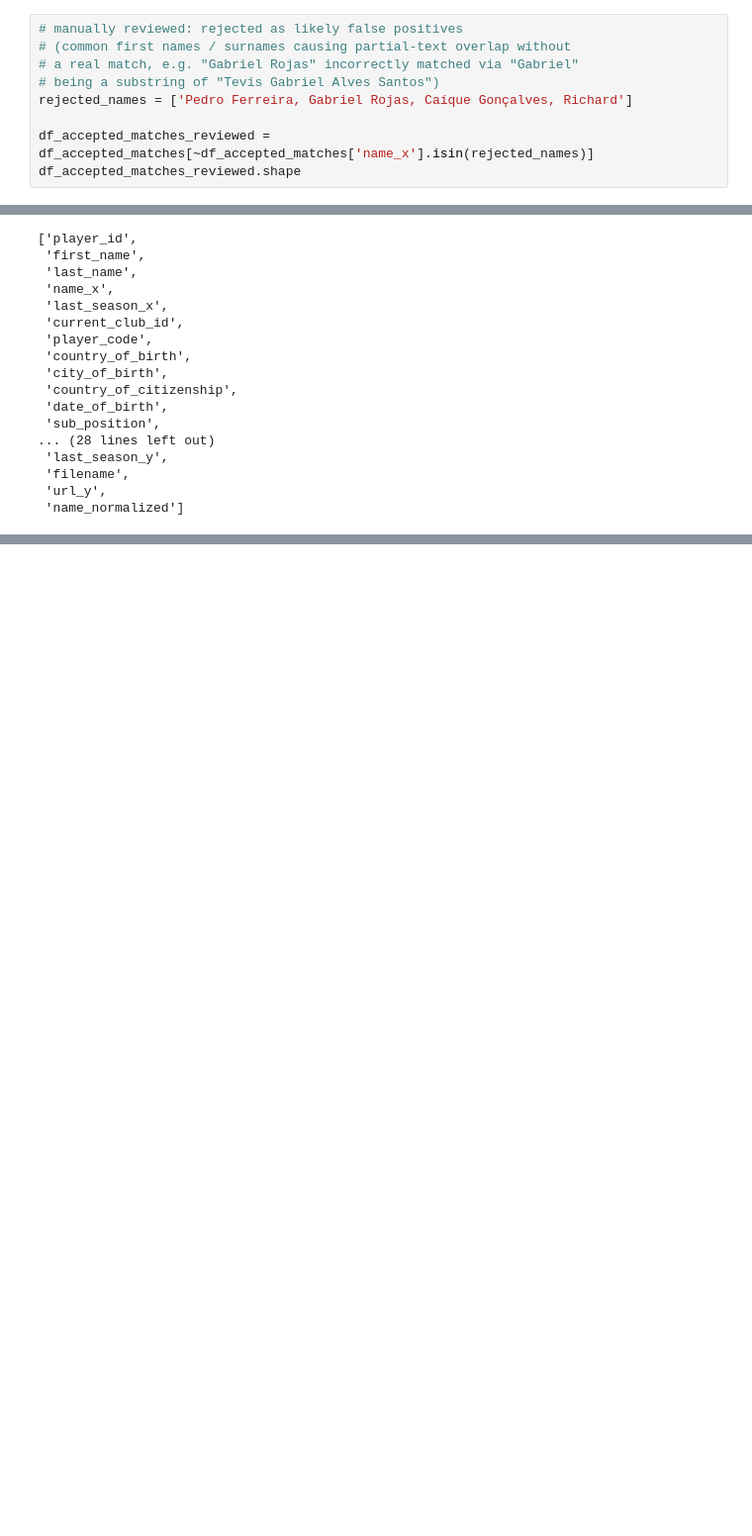
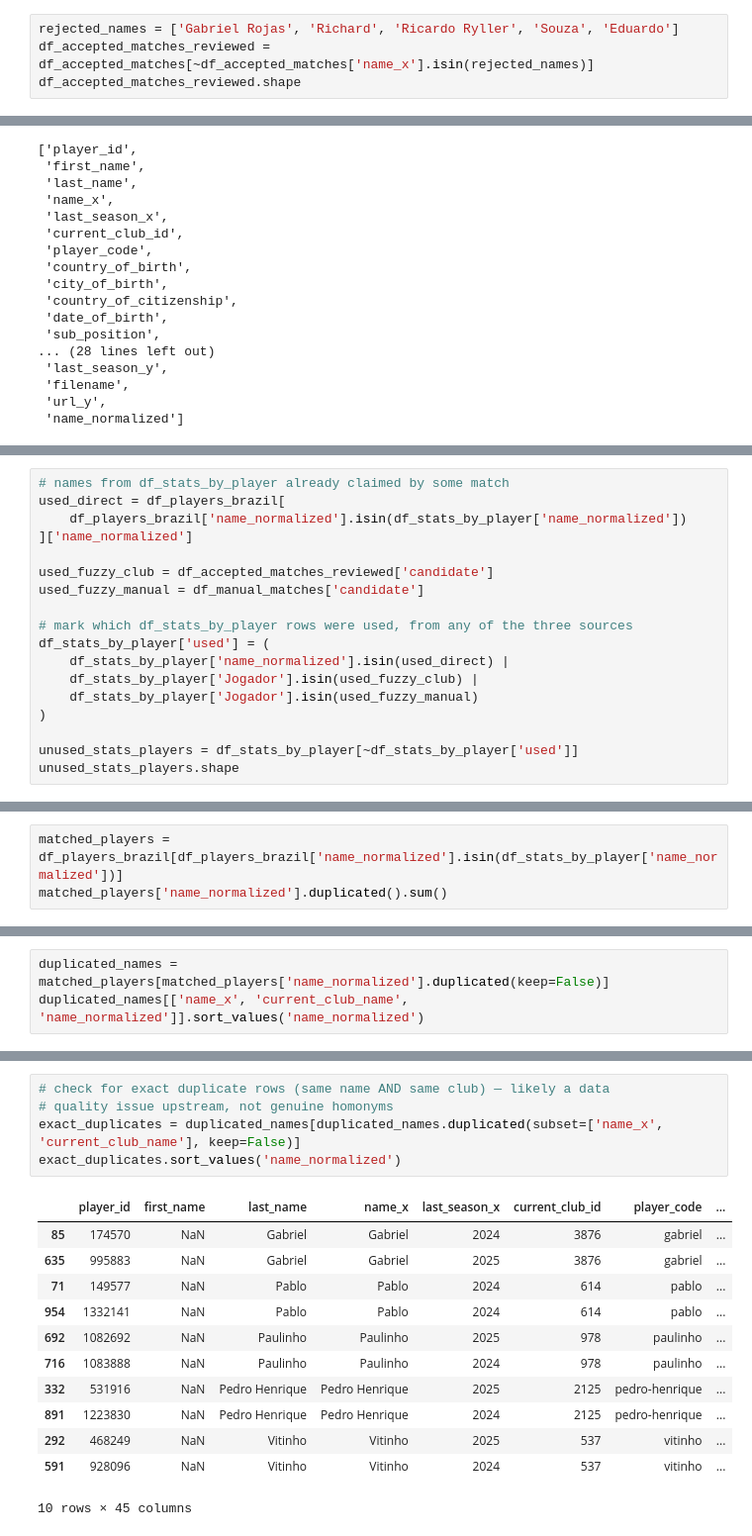
Before and after one commit to joseeduardomarinho28-creator/scouting-project, a Jupyter notebook: notebooks/04_performance_stats.ipynb, the cells around one changed output, grey strips where cells are left out. Shown at 99% size. Drawn from its saved outputs; the diff is of its cells as text; blank space fills up the shorter version.

Commit message:
feat: merge player roster with performance stats via name matching

```diff
--- a/notebooks/04_performance_stats.ipynb
+++ b/notebooks/04_performance_stats.ipynb
@@ -492,12 +492,7 @@ df_accepted_matches[['name_x', 'candidate', 'score']].sort_values('score', ascen
 | 1110 | Richard | Ricardo Mathias | 83.076923 |
 | 4254 | Maxsuell Alegria | Max Alegria | 81.481481 |
 # %%
-# manually reviewed: rejected as likely false positives
-# (common first names / surnames causing partial-text overlap without
-# a real match, e.g. "Gabriel Rojas" incorrectly matched via "Gabriel"
-# being a substring of "Tevis Gabriel Alves Santos")
-rejected_names = ['Pedro Ferreira, Gabriel Rojas, Caíque Gonçalves, Richard']
-
+rejected_names = ['Gabriel Rojas', 'Richard', 'Ricardo Ryller', 'Souza', 'Eduardo']
 df_accepted_matches_reviewed = df_accepted_matches[~df_accepted_matches['name_x'].isin(rejected_names)]
 df_accepted_matches_reviewed.shape
 # %% [output]
@@ -564,0 +611,18 @@ df_review
+# %%
+# names from df_stats_by_player already claimed by some match
+used_direct = df_players_brazil[
+    df_players_brazil['name_normalized'].isin(df_stats_by_player['name_normalized'])
+]['name_normalized']
+
+used_fuzzy_club = df_accepted_matches_reviewed['candidate']
+used_fuzzy_manual = df_manual_matches['candidate']
+
+# mark which df_stats_by_player rows were used, from any of the three sources
+df_stats_by_player['used'] = (
+    df_stats_by_player['name_normalized'].isin(used_direct) |
+    df_stats_by_player['Jogador'].isin(used_fuzzy_club) |
+    df_stats_by_player['Jogador'].isin(used_fuzzy_manual)
+)
+
+unused_stats_players = df_stats_by_player[~df_stats_by_player['used']]
+unused_stats_players.shape
@@ -564,0 +641,3 @@ df_review
+# %%
+matched_players = df_players_brazil[df_players_brazil['name_normalized'].isin(df_stats_by_player['name_normalized'])]
+matched_players['name_normalized'].duplicated().sum()
@@ -564,0 +648,3 @@ df_review
+# %%
+duplicated_names = matched_players[matched_players['name_normalized'].duplicated(keep=False)]
+duplicated_names[['name_x', 'current_club_name', 'name_normalized']].sort_values('name_normalized')
@@ -564,0 +665,18 @@ df_review
+# %%
+# check for exact duplicate rows (same name AND same club) — likely a data
+# quality issue upstream, not genuine homonyms
+exact_duplicates = duplicated_names[duplicated_names.duplicated(subset=['name_x', 'current_club_name'], keep=False)]
+exact_duplicates.sort_values('name_normalized')
+# %% [output]
+|  | player_id | first_name | last_name | name_x | last_season_x | current_club_id | player_code | ... |
+| 85 | 174570 | NaN | Gabriel | Gabriel | 2024 | 3876 | gabriel | ... |
+| 635 | 995883 | NaN | Gabriel | Gabriel | 2025 | 3876 | gabriel | ... |
+| 71 | 149577 | NaN | Pablo | Pablo | 2024 | 614 | pablo | ... |
+| 954 | 1332141 | NaN | Pablo | Pablo | 2024 | 614 | pablo | ... |
+| 692 | 1082692 | NaN | Paulinho | Paulinho | 2025 | 978 | paulinho | ... |
+| 716 | 1083888 | NaN | Paulinho | Paulinho | 2024 | 978 | paulinho | ... |
+| 332 | 531916 | NaN | Pedro Henrique | Pedro Henrique | 2025 | 2125 | pedro-henrique | ... |
+| 891 | 1223830 | NaN | Pedro Henrique | Pedro Henrique | 2024 | 2125 | pedro-henrique | ... |
+| 292 | 468249 | NaN | Vitinho | Vitinho | 2025 | 537 | vitinho | ... |
+| 591 | 928096 | NaN | Vitinho | Vitinho | 2024 | 537 | vitinho | ... |
+10 rows × 45 columns
```
Also changed, not shown: parts of 31 cells of this notebook, 2 other files.
